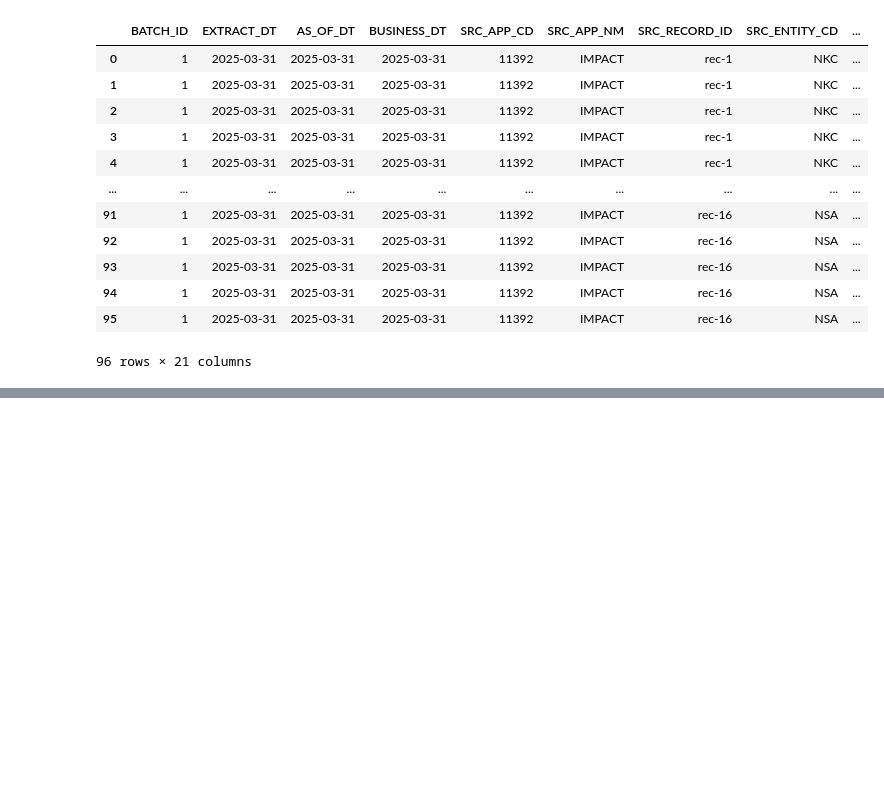
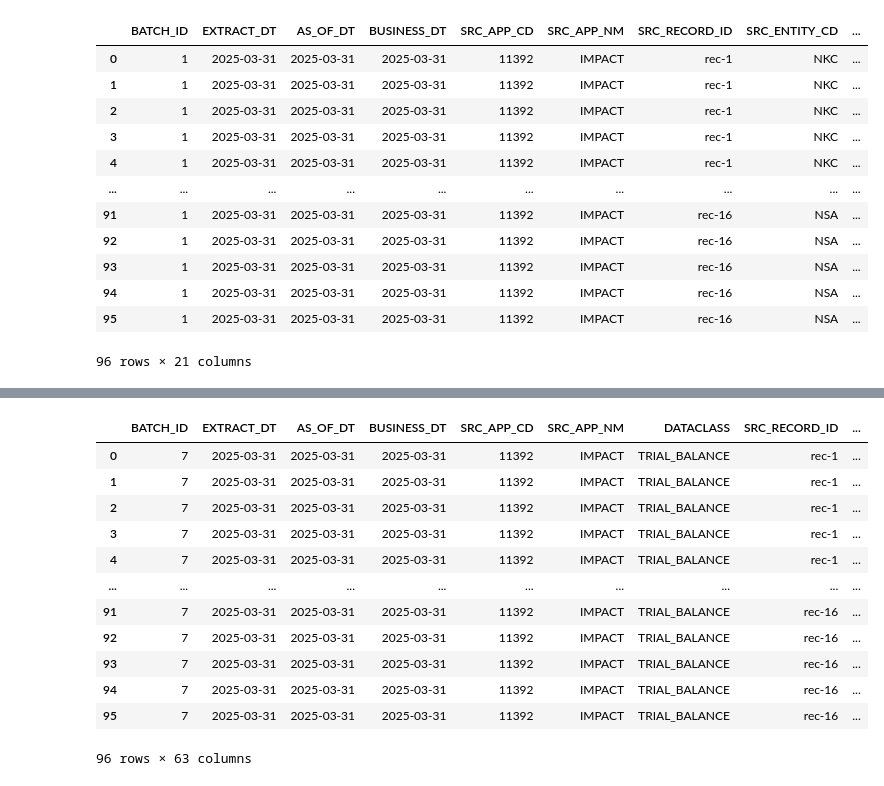
Before and after one commit to northforge-studio/northforge-finance, a Jupyter notebook: main.ipynb, the cells around one changed output, grey strips where cells are left out. Cells and saved outputs as stored; diff of their text form; code cells hidden in the pictures; blank space fills up the shorter version.

Commit message:
implement reporting phase

```diff
--- a/main.ipynb
+++ b/main.ipynb
@@ -111,0 +137,18 @@ display_df(df_staging)
+# %%
+rpt_df = repository.read_reporting(business_dt, batch_id)
+
+display_df(rpt_df)
+# %% [output]
+|  | BATCH_ID | EXTRACT_DT | AS_OF_DT | BUSINESS_DT | SRC_APP_CD | SRC_APP_NM | DATACLASS | SRC_RECORD_ID | ... |
+| 0 | 7 | 2025-03-31 | 2025-03-31 | 2025-03-31 | 11392 | IMPACT | TRIAL_BALANCE | rec-1 | ... |
+| 1 | 7 | 2025-03-31 | 2025-03-31 | 2025-03-31 | 11392 | IMPACT | TRIAL_BALANCE | rec-1 | ... |
+| 2 | 7 | 2025-03-31 | 2025-03-31 | 2025-03-31 | 11392 | IMPACT | TRIAL_BALANCE | rec-1 | ... |
+| 3 | 7 | 2025-03-31 | 2025-03-31 | 2025-03-31 | 11392 | IMPACT | TRIAL_BALANCE | rec-1 | ... |
+| 4 | 7 | 2025-03-31 | 2025-03-31 | 2025-03-31 | 11392 | IMPACT | TRIAL_BALANCE | rec-1 | ... |
+| ... | ... | ... | ... | ... | ... | ... | ... | ... | ... |
+| 91 | 7 | 2025-03-31 | 2025-03-31 | 2025-03-31 | 11392 | IMPACT | TRIAL_BALANCE | rec-16 | ... |
+| 92 | 7 | 2025-03-31 | 2025-03-31 | 2025-03-31 | 11392 | IMPACT | TRIAL_BALANCE | rec-16 | ... |
+| 93 | 7 | 2025-03-31 | 2025-03-31 | 2025-03-31 | 11392 | IMPACT | TRIAL_BALANCE | rec-16 | ... |
+| 94 | 7 | 2025-03-31 | 2025-03-31 | 2025-03-31 | 11392 | IMPACT | TRIAL_BALANCE | rec-16 | ... |
+| 95 | 7 | 2025-03-31 | 2025-03-31 | 2025-03-31 | 11392 | IMPACT | TRIAL_BALANCE | rec-16 | ... |
+96 rows × 63 columns
```
Also changed, not shown: parts of 5 cells of this notebook, 14 other files.
